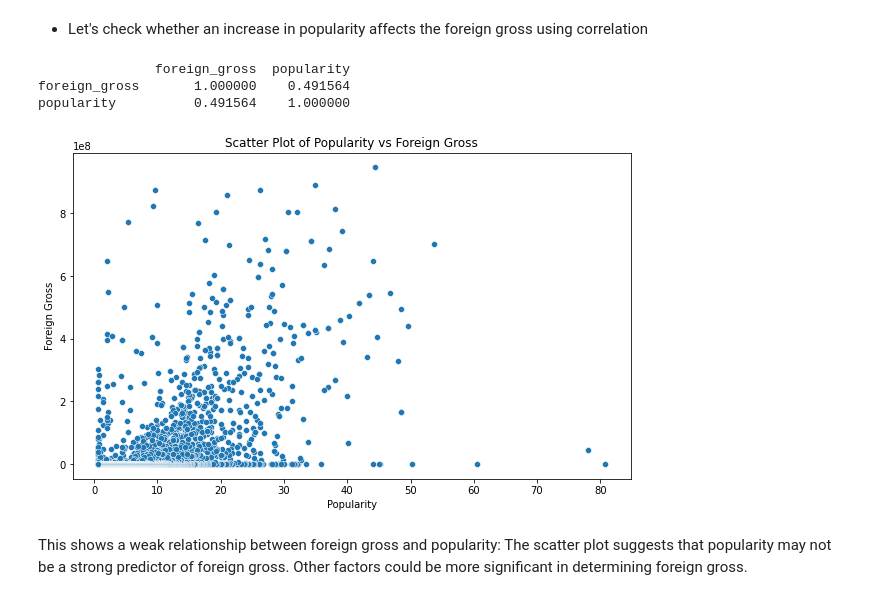
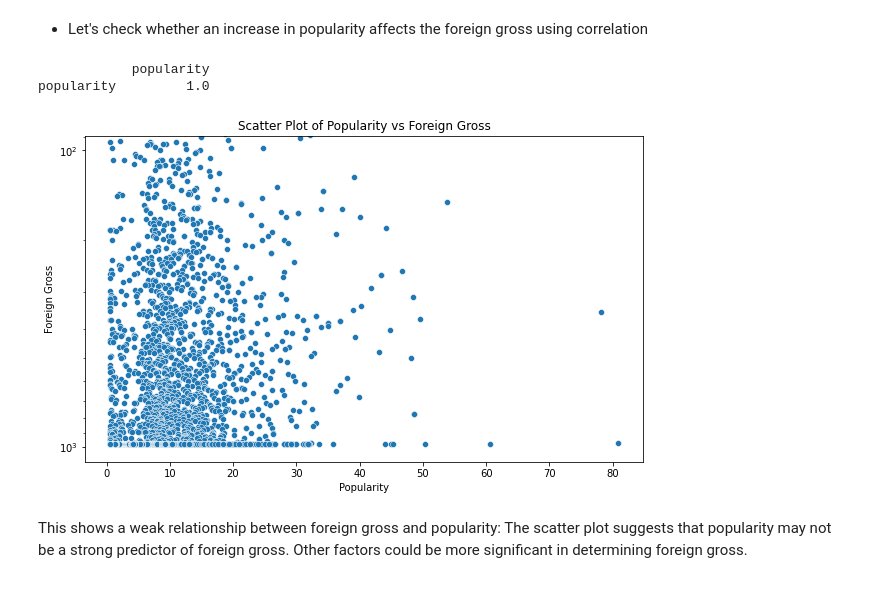
Before and after one commit to MAZSUSA/Final-Microsoft-Movies, a Jupyter notebook: index (6).ipynb, the cells around one changed output. Saved outputs shown, nothing was run; the diff lists cells and outputs as text; code cells hidden in the pictures.

```diff
--- a/index (6).ipynb
+++ b/index (6).ipynb
@@ -444,27 +426,28 @@ This visualization helps in understanding the relative performance of movies in
 # %%
 import seaborn as sns
 import matplotlib.pyplot as plt
 
 # Sort and select top 10 rows by 'foreign_gross'
-top_10 = joined_tmdb.sort_values(by='foreign_gross', ascending=False).head(10)
+top_10 = joined_tmdb.sort_values(by='foreign_gross', ascending=False)
 top_10
 
 # # Calculate the Pearson correlation coefficient
-correlation = joined_tmdb[['foreign_gross', 'popularity']].corr()
+correlation = top_10[['foreign_gross', 'popularity']].corr()
 print(correlation)
 
 # # Plot a scatter plot
 plt.figure(figsize=(10, 6))
-sns.scatterplot(data=joined_tmdb, x='popularity', y='foreign_gross')
+sns.scatterplot(data=top_10, x='popularity', y='foreign_gross')
 plt.xlabel('Popularity')
 plt.ylabel('Foreign Gross')
+# Set the y-axis to log scale if needed
+plt.yscale('log')
 plt.title('Scatter Plot of Popularity vs Foreign Gross')
 plt.show()
 # %% [output]
-               foreign_gross  popularity
-foreign_gross       1.000000    0.491564
-popularity          0.491564    1.000000
+            popularity
+popularity         1.0
-[figure, old version]
+[figure, new version]
 # %% [markdown]
 This shows a weak relationship between foreign gross and popularity: The scatter plot suggests that popularity may not be a strong predictor of foreign gross. Other factors could be more significant in determining foreign gross.
 # %% [markdown]
```
Also changed, not shown: parts of 9 cells of this notebook.
